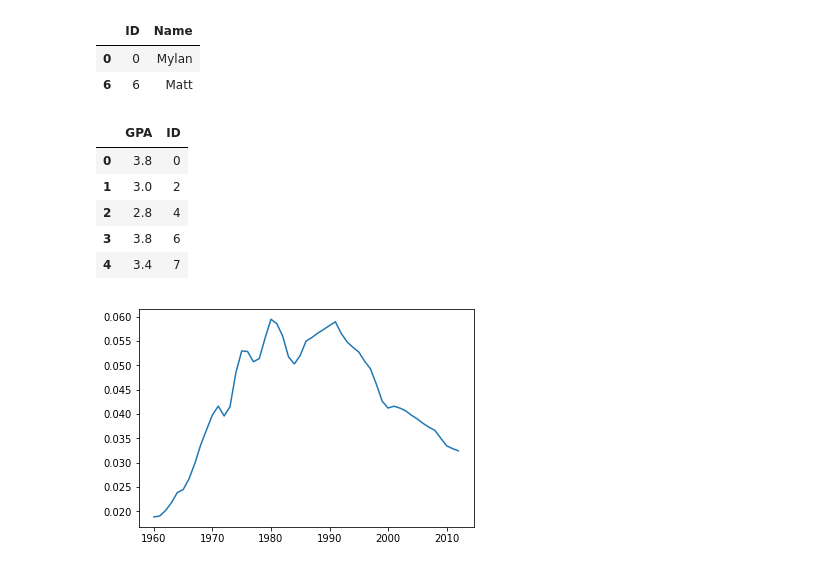
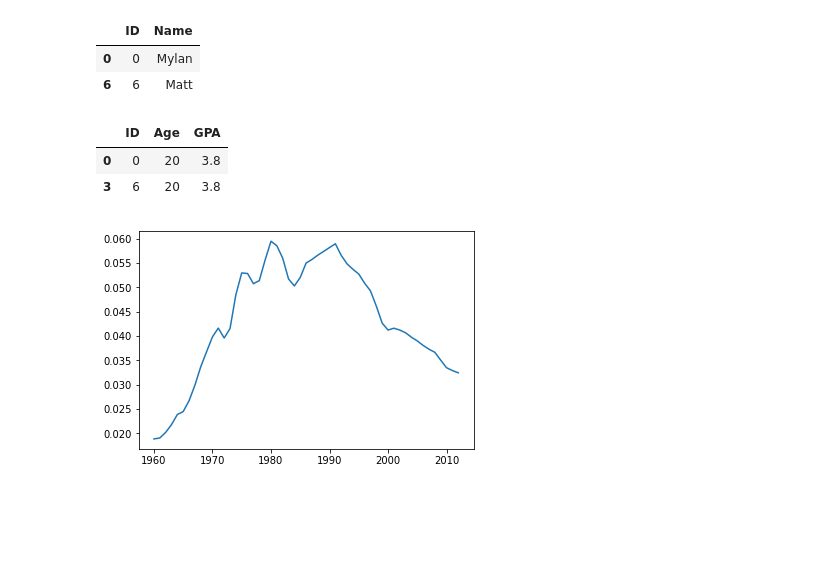
Before and after one commit to SYuan98/BootCamp2018, a Jupyter notebook: ProbSets/Comp/ProbSet2/Pandas1.ipynb, the cells around one changed output. Drawn from its saved outputs; the diff is of its cells as text; code cells hidden in the pictures; blank space fills up the shorter version.

```diff
--- a/ProbSets/Comp/ProbSet2/Pandas1.ipynb
+++ b/ProbSets/Comp/ProbSet2/Pandas1.ipynb
@@ -79,14 +79,15 @@ studentInfo[(studentInfo['Sex']=='M')&(studentInfo['Age']>19)][['ID','Name']]
 | 0 | 0 | Mylan |
 | 6 | 6 | Matt |
 # %%
-pd.merge(otherInfo,studentInfo[studentInfo['Sex']=='M'],on='ID')[['GPA','ID']]
+#Problem 4
+
+df = pd.merge(studentInfo[studentInfo['Sex']=='M'] ,otherInfo, on='ID')[['ID','Age','GPA']]
+df = df[df['Age']>19]
+df
 # %% [output]
-|  | GPA | ID |
-| 0 | 3.8 | 0 |
-| 1 | 3.0 | 2 |
-| 2 | 2.8 | 4 |
-| 3 | 3.8 | 6 |
-| 4 | 3.4 | 7 |
+|  | ID | Age | GPA |
+| 0 | 0 | 20 | 3.8 |
+| 3 | 6 | 20 | 3.8 |
 # %%
 # Problem 5
 import pandas as pd
```
Also changed, not shown: parts of 1 cell of this notebook, 20 other files.
